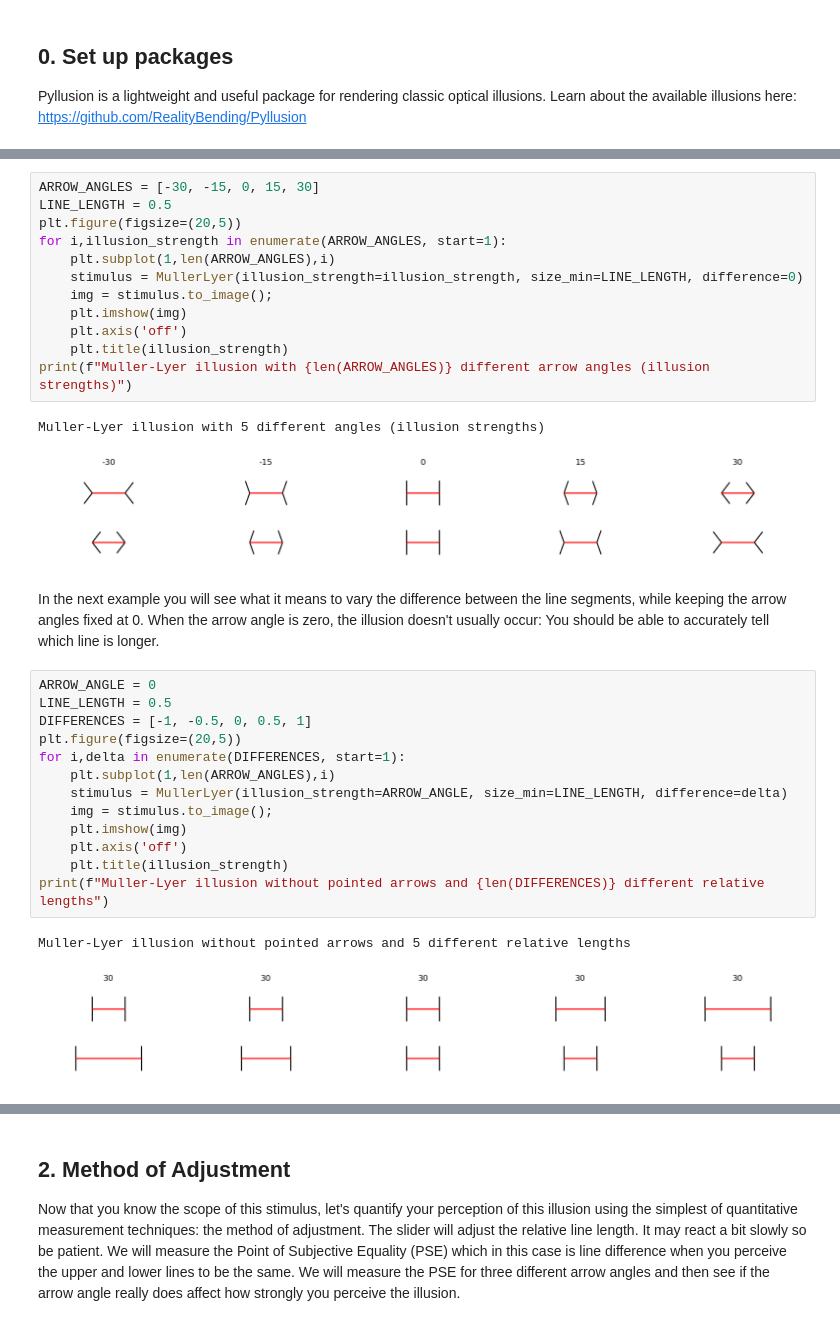
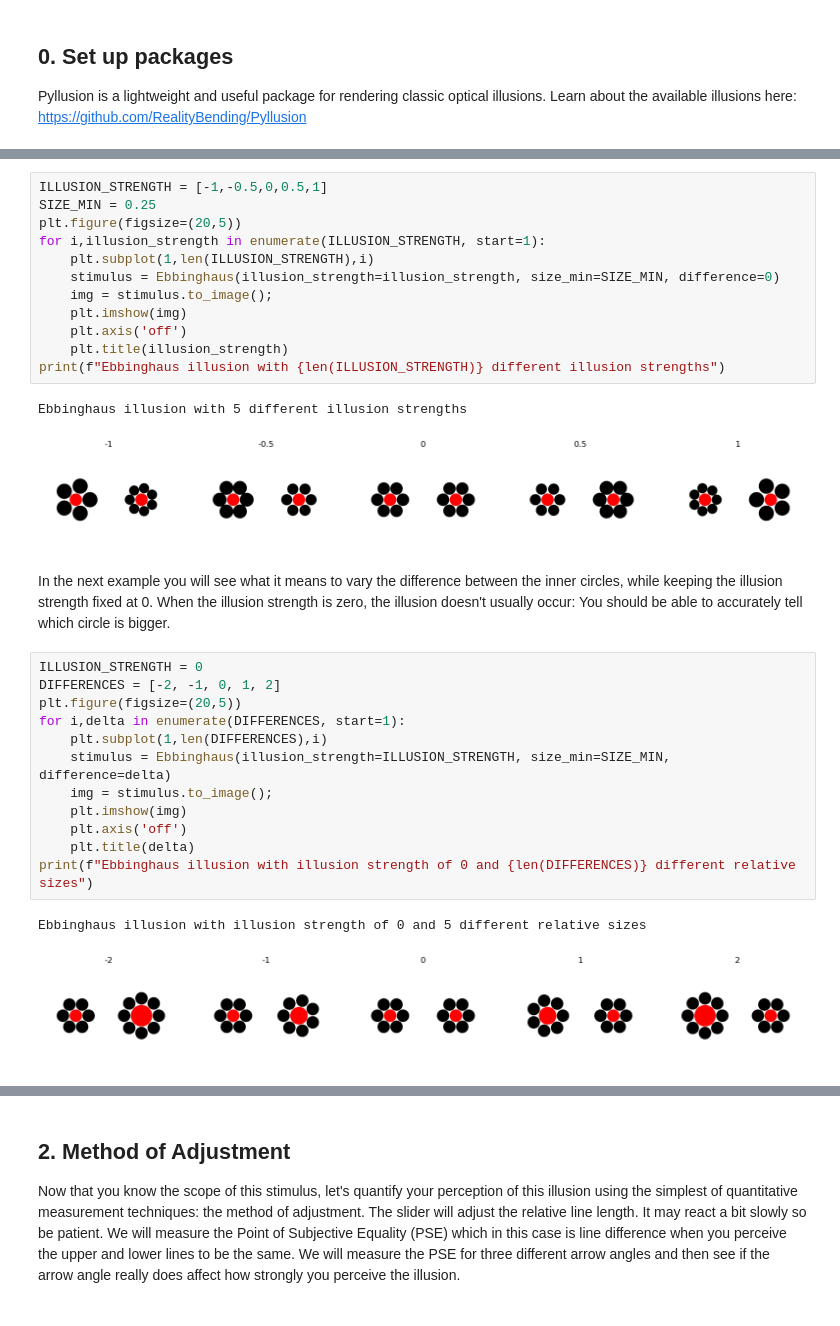
Before and after one commit to ahna/illusion-lab, a Jupyter notebook: Lab1.ipynb, the cells around one changed output, grey strips where cells are left out. Cells and saved outputs as stored; diff of their text form.

```diff
--- a/Lab1.ipynb
+++ b/Lab1.ipynb
@@ -48,34 +54,33 @@ In the next example you will see what it means to vary the illusion strength, wh
 # %%
-ARROW_ANGLES = [-30, -15, 0, 15, 30]
-LINE_LENGTH = 0.5
+ILLUSION_STRENGTH = [-1,-0.5,0,0.5,1]
+SIZE_MIN = 0.25
 plt.figure(figsize=(20,5))
-for i,illusion_strength in enumerate(ARROW_ANGLES, start=1):
-    plt.subplot(1,len(ARROW_ANGLES),i)
-    stimulus = MullerLyer(illusion_strength=illusion_strength, size_min=LINE_LENGTH, difference=0)
+for i,illusion_strength in enumerate(ILLUSION_STRENGTH, start=1):
+    plt.subplot(1,len(ILLUSION_STRENGTH),i)
+    stimulus = Ebbinghaus(illusion_strength=illusion_strength, size_min=SIZE_MIN, difference=0)
     img = stimulus.to_image();
     plt.imshow(img)
     plt.axis('off')
     plt.title(illusion_strength)
-print(f"Muller-Lyer illusion with {len(ARROW_ANGLES)} different arrow angles (illusion strengths)")
+print(f"Ebbinghaus illusion with {len(ILLUSION_STRENGTH)} different illusion strengths")
 # %% [output]
-Muller-Lyer illusion with 5 different angles (illusion strengths)
+Ebbinghaus illusion with 5 different illusion strengths
-[figure, old version]
+[figure, new version]
 # %% [markdown]
-In the next example you will see what it means to vary the difference between the line segments, while keeping the arrow angles fixed at 0. When the arrow angle is zero, the illusion doesn't usually occur: You should be able to accurately tell which line is longer.
+In the next example you will see what it means to vary the difference between the inner circles, while keeping the illusion strength fixed at 0. When the illusion strength is zero, the illusion doesn't usually occur: You should be able to accurately tell which circle is bigger.
 # %%
-ARROW_ANGLE = 0
-LINE_LENGTH = 0.5
-DIFFERENCES = [-1, -0.5, 0, 0.5, 1]
+ILLUSION_STRENGTH = 0
+DIFFERENCES = [-2, -1, 0, 1, 2]
 plt.figure(figsize=(20,5))
 for i,delta in enumerate(DIFFERENCES, start=1):
-    plt.subplot(1,len(ARROW_ANGLES),i)
-    stimulus = MullerLyer(illusion_strength=ARROW_ANGLE, size_min=LINE_LENGTH, difference=delta)
+    plt.subplot(1,len(DIFFERENCES),i)
+    stimulus = Ebbinghaus(illusion_strength=ILLUSION_STRENGTH, size_min=SIZE_MIN, difference=delta)
     img = stimulus.to_image();
     plt.imshow(img)
     plt.axis('off')
-    plt.title(illusion_strength)
-print(f"Muller-Lyer illusion without pointed arrows and {len(DIFFERENCES)} different relative lengths")
+    plt.title(delta)
+print(f"Ebbinghaus illusion with illusion strength of 0 and {len(DIFFERENCES)} different relative sizes")
 # %% [output]
-Muller-Lyer illusion without pointed arrows and 5 different relative lengths
+Ebbinghaus illusion with illusion strength of 0 and 5 different relative sizes
-[figure, old version]
+[figure, new version]
 # %%
```
Also changed, not shown: parts of 15 cells of this notebook, 2 other files.
